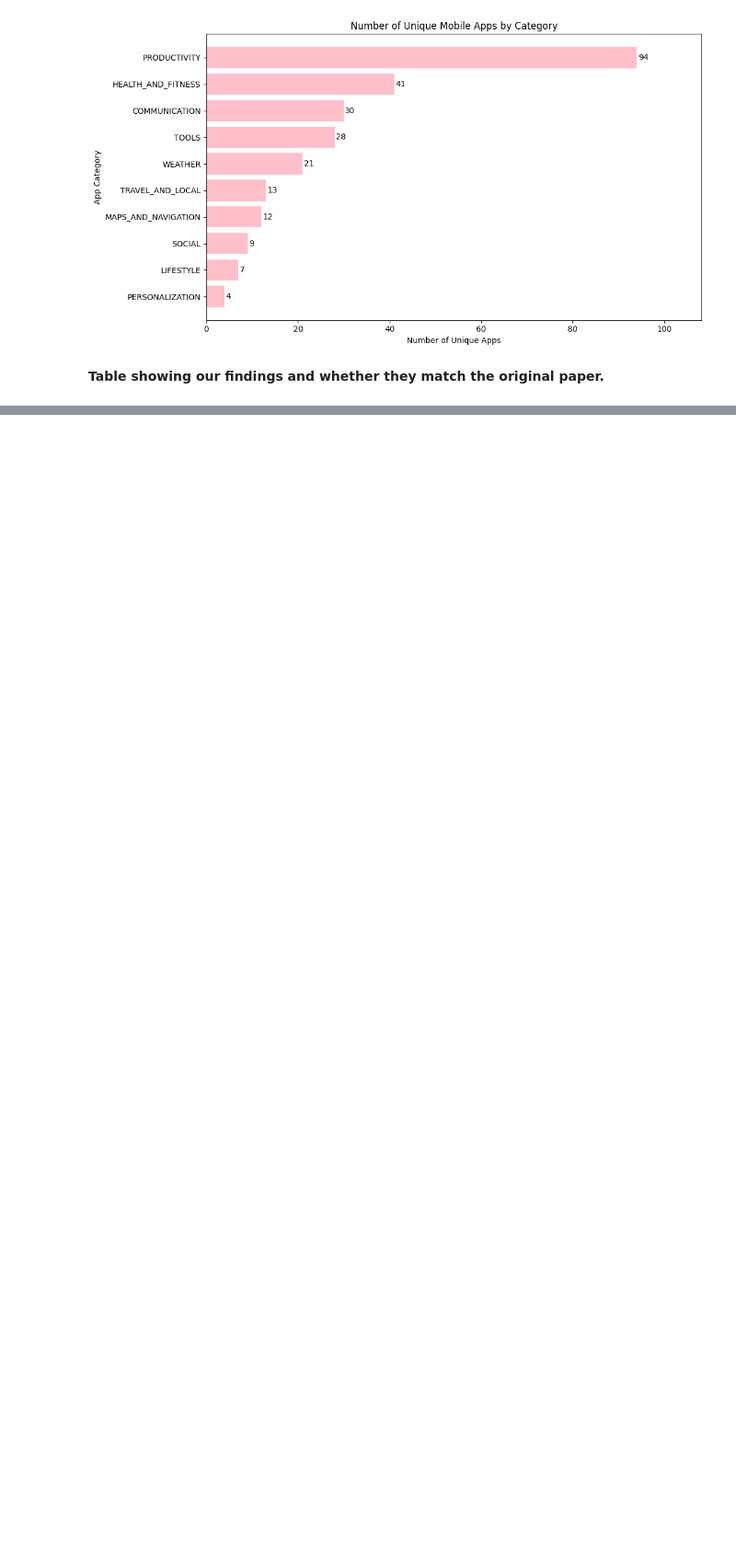
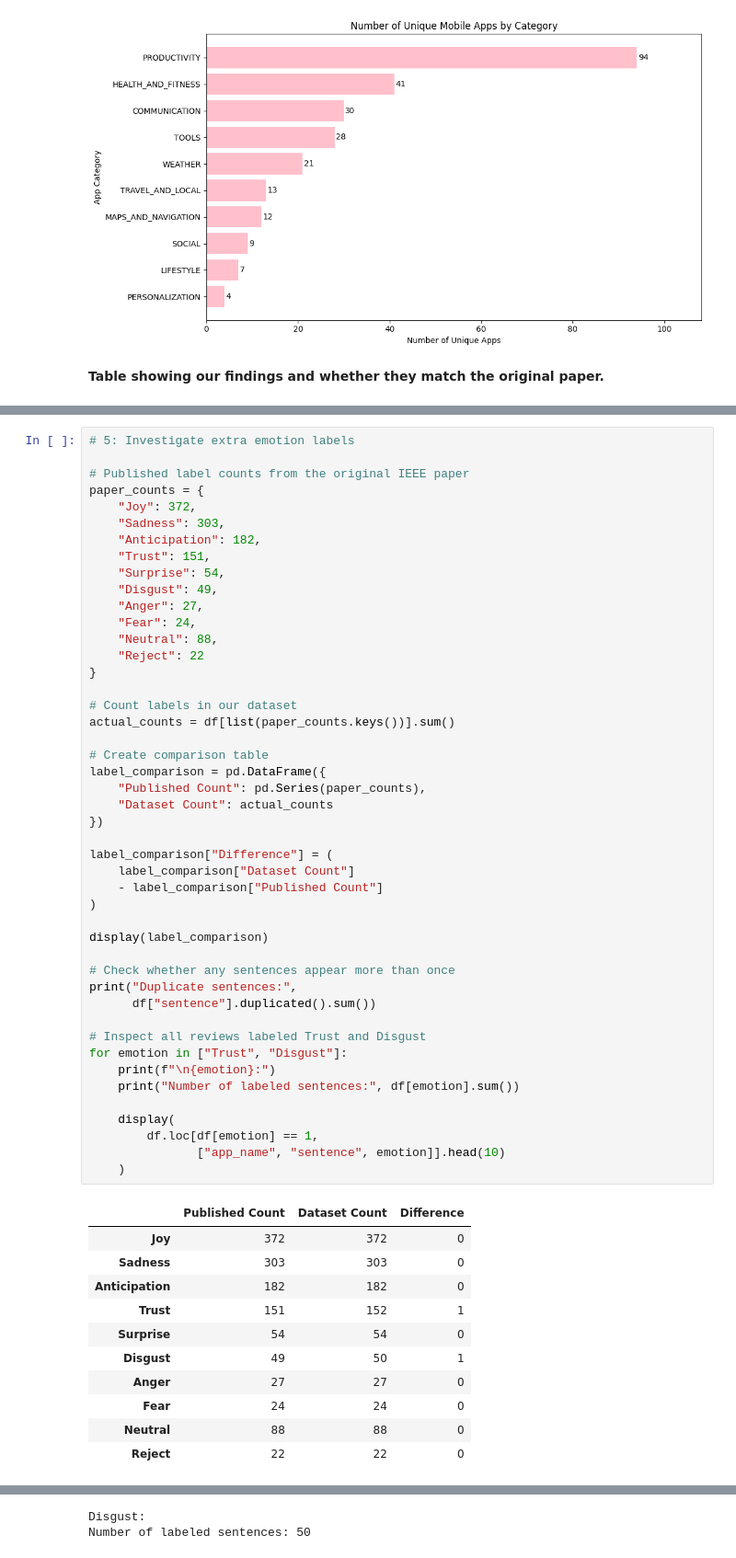
Before and after one commit to tiramisuuuuuuu/CMPE-252-Final-Project, a Jupyter notebook: Emotion_Classification_Project.ipynb, the cells around one changed output, grey strips where cells are left out. Shown at 92% size. Saved outputs shown, nothing was run; the diff lists cells and outputs as text; blank space fills up the shorter version.

```diff
--- a/Emotion_Classification_Project.ipynb
+++ b/Emotion_Classification_Project.ipynb
@@ -782,0 +855,58 @@ display(validation_summary)
+# %%
+# 5: Investigate extra emotion labels
+
+# Published label counts from the original IEEE paper
+paper_counts = {
+    "Joy": 372,
+    "Sadness": 303,
+    "Anticipation": 182,
+    "Trust": 151,
+    "Surprise": 54,
+    "Disgust": 49,
+    "Anger": 27,
+    "Fear": 24,
+    "Neutral": 88,
+    "Reject": 22
+}
+
+# Count labels in our dataset
+actual_counts = df[list(paper_counts.keys())].sum()
+
+# Create comparison table
+label_comparison = pd.DataFrame({
+    "Published Count": pd.Series(paper_counts),
+    "Dataset Count": actual_counts
+})
+
+label_comparison["Difference"] = (
+    label_comparison["Dataset Count"]
+    - label_comparison["Published Count"]
+)
+
+display(label_comparison)
+
+# Check whether any sentences appear more than once
+print("Duplicate sentences:",
+      df["sentence"].duplicated().sum())
+
+# Inspect all reviews labeled Trust and Disgust
+for emotion in ["Trust", "Disgust"]:
+    print(f"\n{emotion}:")
+    print("Number of labeled sentences:", df[emotion].sum())
+
+    display(
+        df.loc[df[emotion] == 1,
+               ["app_name", "sentence", emotion]].head(10)
+    )
+# %% [output]
+|  | Published Count | Dataset Count | Difference |
+| Joy | 372 | 372 | 0 |
+| Sadness | 303 | 303 | 0 |
+| Anticipation | 182 | 182 | 0 |
+| Trust | 151 | 152 | 1 |
+| Surprise | 54 | 54 | 0 |
+| Disgust | 49 | 50 | 1 |
+| Anger | 27 | 27 | 0 |
+| Fear | 24 | 24 | 0 |
+| Neutral | 88 | 88 | 0 |
+| Reject | 22 | 22 | 0 |
@@ -782,0 +928,2 @@ display(validation_summary)
+Disgust:
+Number of labeled sentences: 50
```
Also changed, not shown: parts of 13 cells of this notebook.
